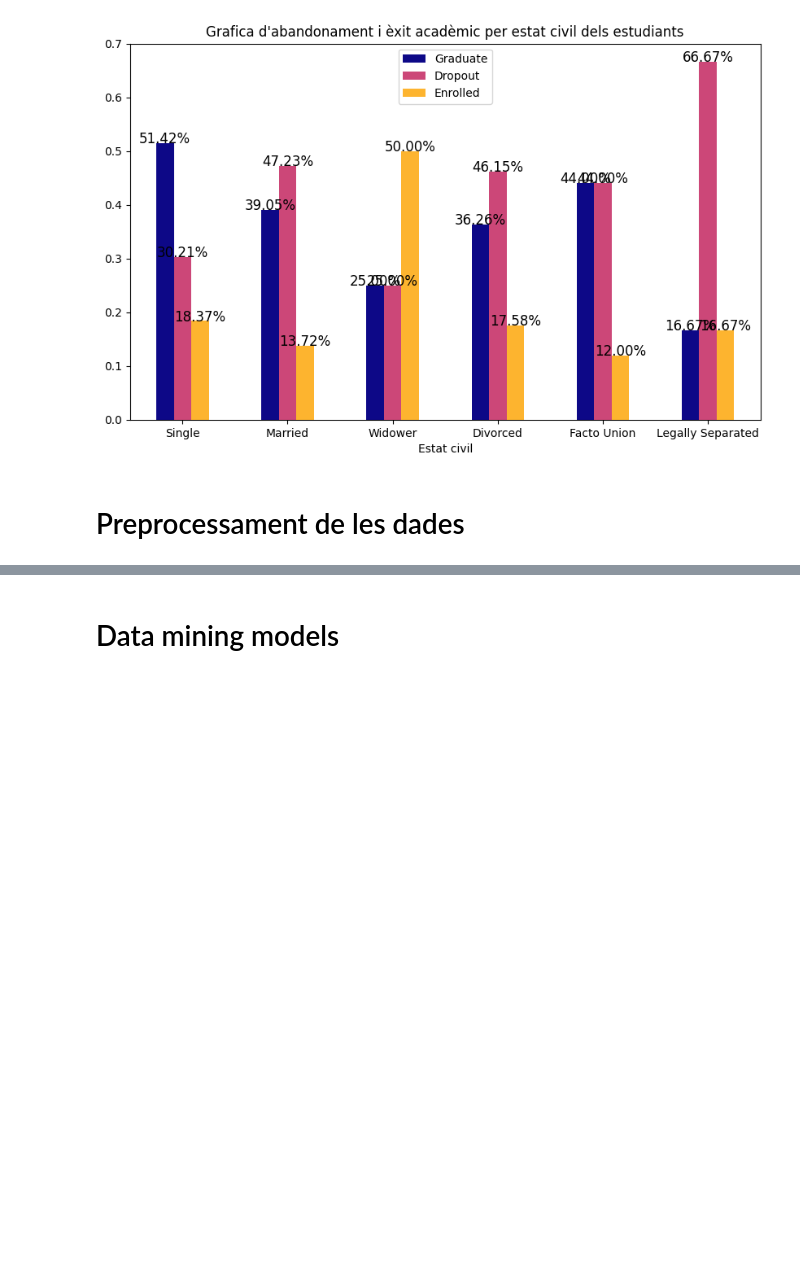
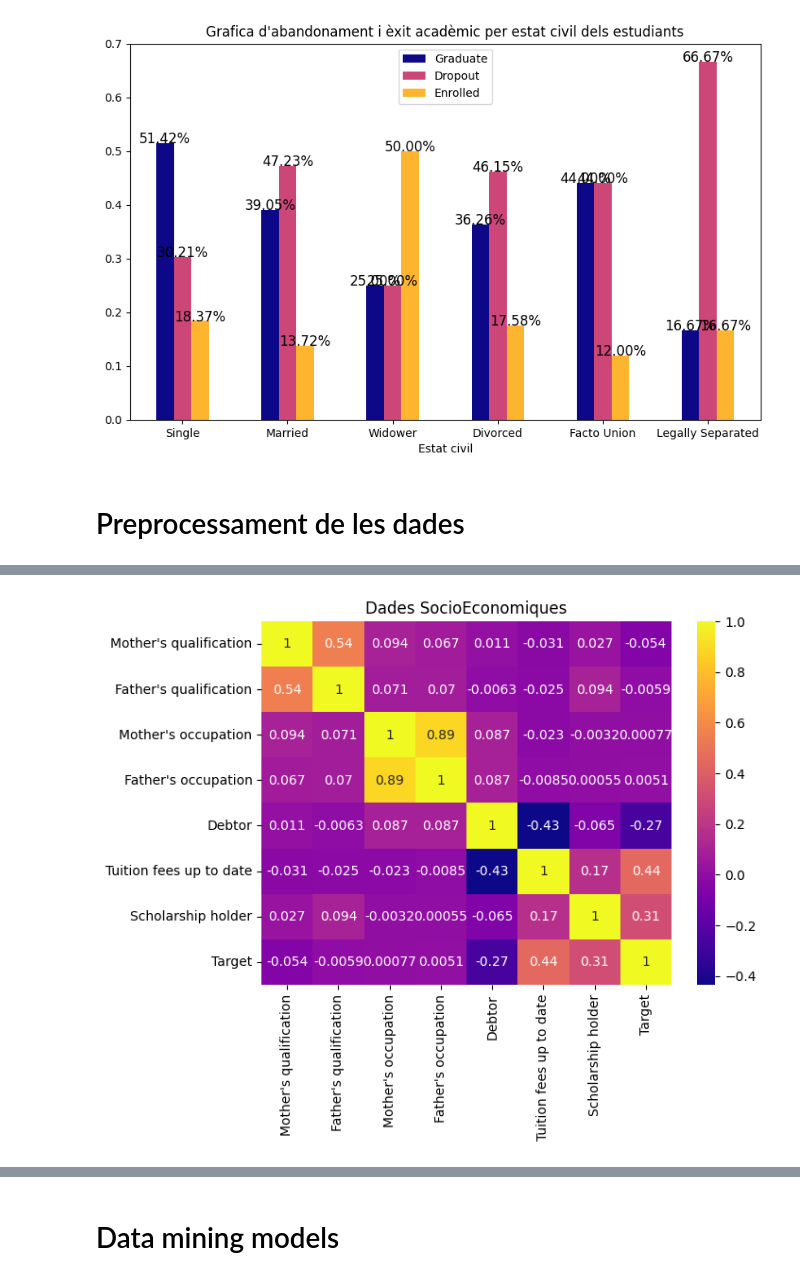
Before and after one commit to Mariona-FT/Data-Mining-MIDA, a Jupyter notebook: Projecte mida_NOU.ipynb, the cells around one changed output, grey strips where cells are left out. Cells and saved outputs as stored; diff of their text form; code cells hidden in the pictures; blank space fills up the shorter version.

```diff
--- a/Projecte mida_NOU.ipynb
+++ b/Projecte mida_NOU.ipynb
@@ -639,0 +791,9 @@ Si llista (Index:[]) esta buida significa que no hi ha cap fila duplicada
+# %%
+#Veure la relació amb l'objectiu fent servir matrius de corelació- heatmaps
+
+fig, ax = plt.subplots(figsize=(7,5))
+sns.heatmap(soec.corr(), annot=True, cmap="plasma")
+plt.title("Dades SocioEconomiques")
+plt.show()
+# %% [output]
+[figure, added]
```
Also changed, not shown: parts of 23 cells of this notebook.
